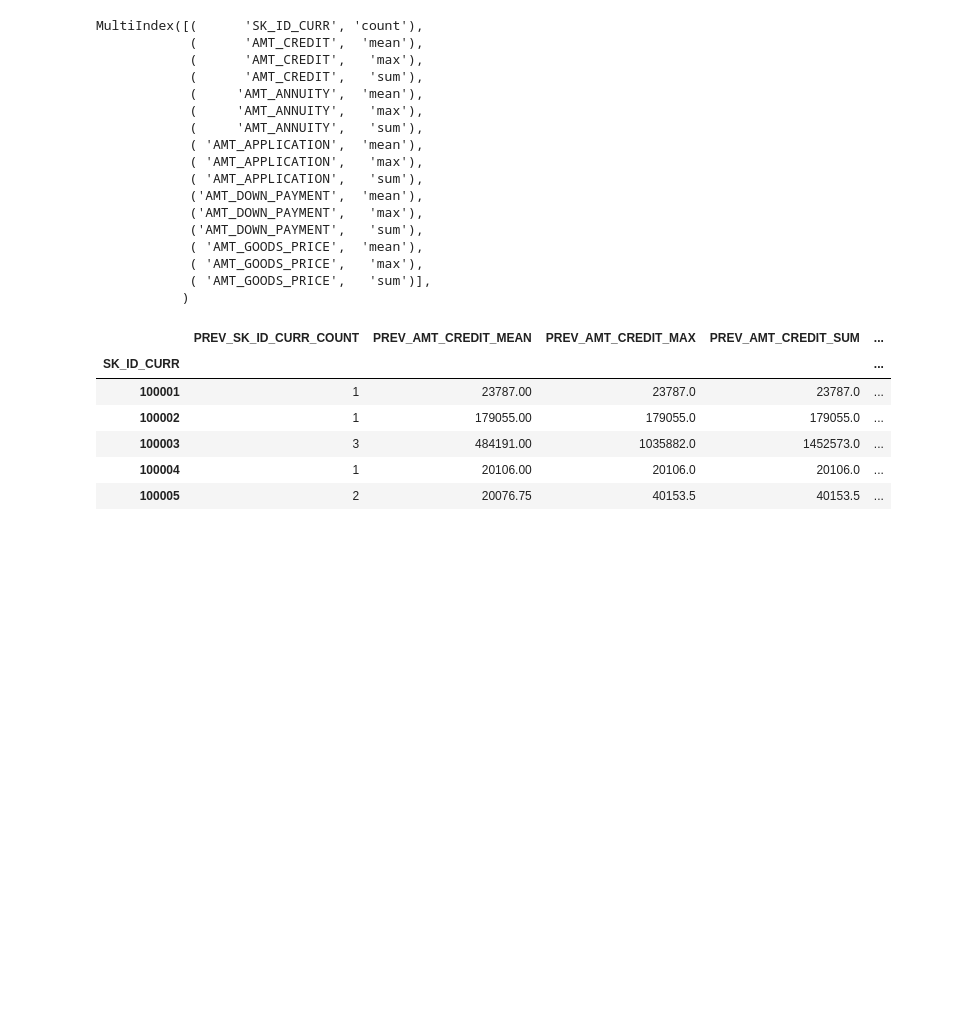
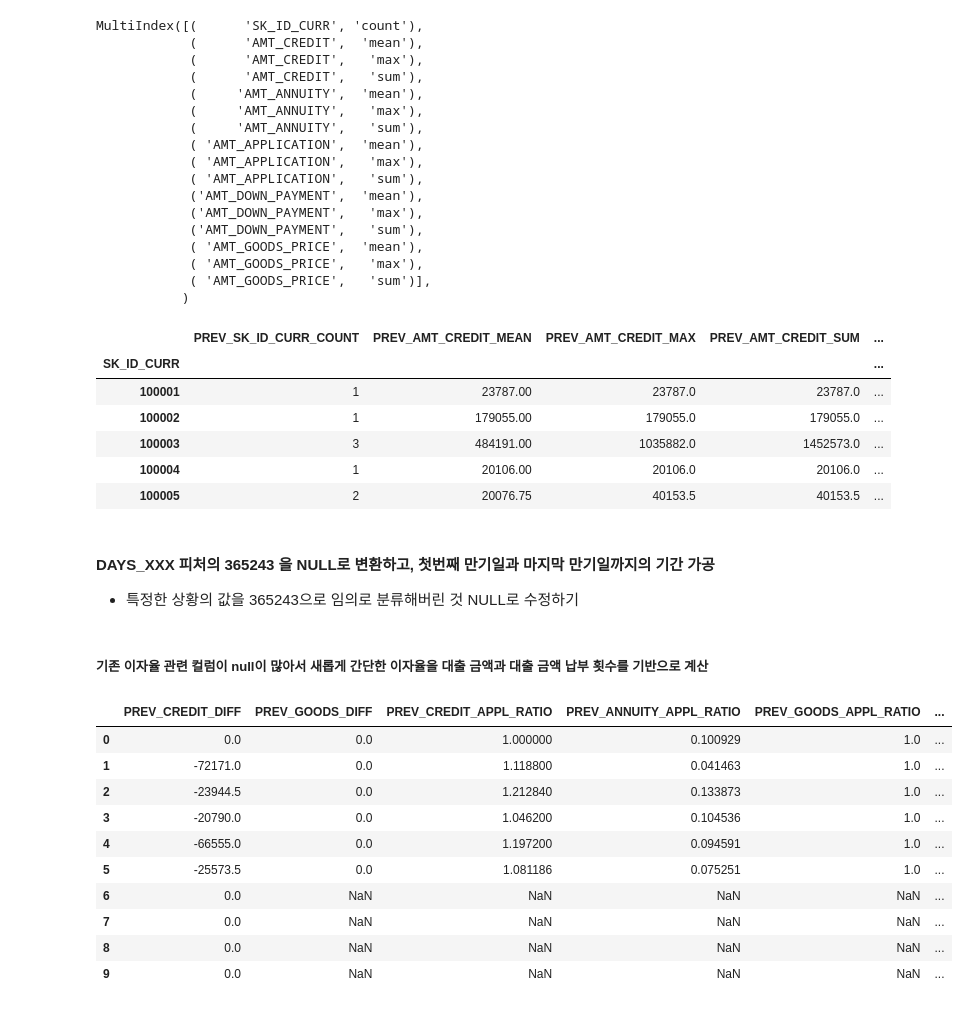
Before and after one commit to minglet/ML_study, a Jupyter notebook: advanced_kaggle/prev_baseline.ipynb, the cells around one changed output. Drawn from its saved outputs; the diff is of its cells as text; code cells hidden in the pictures; blank space fills up the shorter version.

```diff
--- a/advanced_kaggle/prev_baseline.ipynb
+++ b/advanced_kaggle/prev_baseline.ipynb
@@ -327,3 +327,42 @@ prev_amt_agg.head()
 | 100003 | 3 | 484191.00 | 1035882.0 | 1452573.0 | ... |
 | 100004 | 1 | 20106.00 | 20106.0 | 20106.0 | ... |
 | 100005 | 2 | 20076.75 | 40153.5 | 40153.5 | ... |
+# %%
+# 대출 신청 금액과 실제 대출액/대출 상품금액 차이 및 비율
+prev['PREV_CREDIT_DIFF'] = prev['AMT_APPLICATION'] - prev['AMT_CREDIT']
+prev['PREV_GOODS_DIFF'] = prev['AMT_APPLICATION'] - prev['AMT_GOODS_PRICE']
+prev['PREV_CREDIT_APPL_RATIO'] = prev['AMT_CREDIT']/prev['AMT_APPLICATION']
+prev['PREV_ANNUITY_APPL_RATIO'] = prev['AMT_ANNUITY']/prev['AMT_APPLICATION']
+prev['PREV_GOODS_APPL_RATIO'] = prev['AMT_GOODS_PRICE']/prev['AMT_APPLICATION']
+# %% [markdown]
+#### DAYS_XXX 피처의 365243 을 NULL로 변환하고, 첫번째 만기일과 마지막 만기일까지의 기간 가공
+- 특정한 상황의 값을 365243으로 임의로 분류해버린 것 NULL로 수정하기
+# %%
+prev['DAYS_FIRST_DRAWING'].replace(365243, np.nan, inplace=True)
+prev['DAYS_FIRST_DUE'].replace(365243, np.nan, inplace=True)
+prev['DAYS_LAST_DUE_1ST_VERSION'].replace(365243, np.nan, inplace=True)
+prev['DAYS_LAST_DUE'].replace(365243, np.nan, inplace=True)
+prev['DAYS_TERMINATION'].replace(365243, np.nan, inplace=True)
+# 첫번째 만기일과 마지막 만기일까지의 기간
+prev['PREV_DAYS_LAST_DUE_DIFF'] = prev['DAYS_LAST_DUE_1ST_VERSION'] - prev['DAYS_LAST_DUE']
+# %% [markdown]
+##### 기존 이자율 관련 컬럼이 null이 많아서 새롭게 간단한 이자율을 대출 금액과 대출 금액 납부 횟수를 기반으로 계산
+# %%
+# 매월 납부 금액과 납부 횟수 곱해서 전체 납부 금액 구함
+all_pay = prev['AMT_ANNUITY'] * prev['CNT_PAYMENT']
+# 전체 납부 금액 대비 AMT_CREDIT 비율을 구하고 여기에 다시 납부 횟수로 나누어서 이자율 계산
+prev['PREV_INTERESTS_RATE'] = (all_pay/prev['AMT_CREDIT'] -1)/prev['CNT_PAYMENT']
+# %%
+prev.iloc[:, -7:].head(10)
+# %% [output]
+|  | PREV_CREDIT_DIFF | PREV_GOODS_DIFF | PREV_CREDIT_APPL_RATIO | PREV_ANNUITY_APPL_RATIO | PREV_GOODS_APPL_RATIO | ... |
+| 0 | 0.0 | 0.0 | 1.000000 | 0.100929 | 1.0 | ... |
+| 1 | -72171.0 | 0.0 | 1.118800 | 0.041463 | 1.0 | ... |
+| 2 | -23944.5 | 0.0 | 1.212840 | 0.133873 | 1.0 | ... |
+| 3 | -20790.0 | 0.0 | 1.046200 | 0.104536 | 1.0 | ... |
+| 4 | -66555.0 | 0.0 | 1.197200 | 0.094591 | 1.0 | ... |
+| 5 | -25573.5 | 0.0 | 1.081186 | 0.075251 | 1.0 | ... |
+| 6 | 0.0 | NaN | NaN | NaN | NaN | ... |
+| 7 | 0.0 | NaN | NaN | NaN | NaN | ... |
+| 8 | 0.0 | NaN | NaN | NaN | NaN | ... |
+| 9 | 0.0 | NaN | NaN | NaN | NaN | ... |
```
Also changed, not shown: parts of 17 cells of this notebook.
